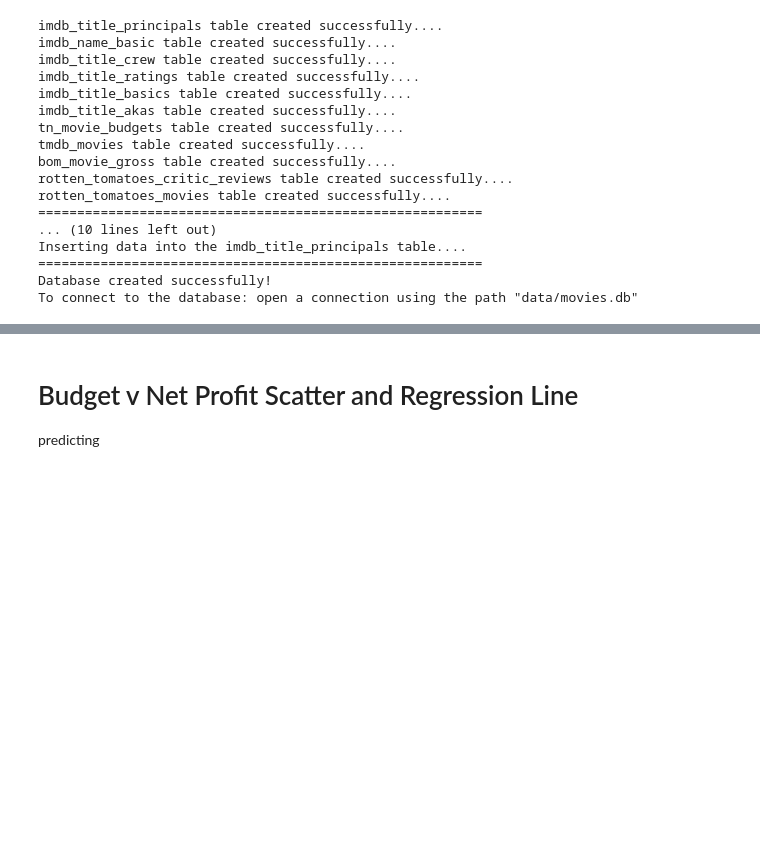
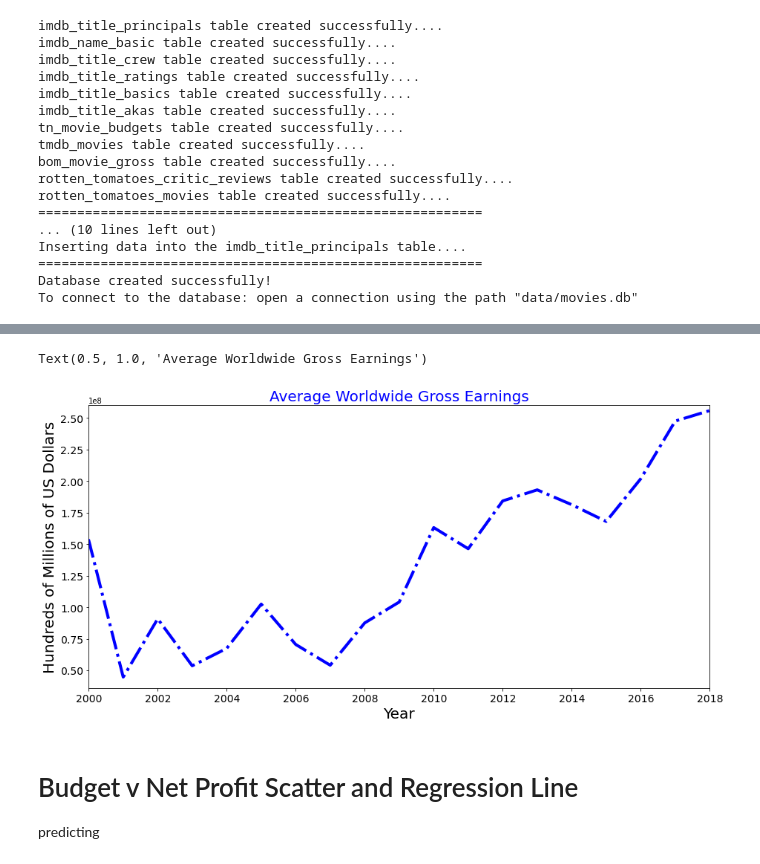
Before and after one commit to john-c-simmons/microsoft_film_reccomendation, a Jupyter notebook: jcscleannotebook.ipynb, the cells around one changed output, grey strips where cells are left out. Saved outputs shown, nothing was run; the diff lists cells and outputs as text; code cells hidden in the pictures; blank space fills up the shorter version.

```diff
--- a/jcscleannotebook.ipynb
+++ b/jcscleannotebook.ipynb
@@ -111,0 +104,20 @@ df.sort_values(by='return_on_investment', ascending=False)
+# %%
+df_summary=df.groupby('year').mean('total_gross')
+df_summary.reset_index(inplace=True)
+#creates a new table with one entry per year representing the average total gross of each year
+# %%
+fig, ax = plt.subplots(figsize = (15,7))
+ax.plot(df_summary['year'], df_summary['total_gross'], color='blue', linewidth=4, linestyle='-.')
+ax.ticklabel_format(axis='y', style = 'sci')
+plt.yticks(fontsize=14)
+plt.xticks(fontsize=14)
+ax.set_xlabel('Year', fontsize=20)
+ax.set_xlim(2000, 2018)
+#limits graph to years 2000 to 2018
+ax.set_ylim(36000000, 260000000)
+#limits y axis to remove white space
+ax.set_ylabel('Hundreds of Millions of US Dollars', fontsize=20)
+ax.set_title('Average Worldwide Gross Earnings', color='blue', fontsize=20)
+# %% [output]
+Text(0.5, 1.0, 'Average Worldwide Gross Earnings')
+[figure, added]
```
Also changed, not shown: parts of 22 cells of this notebook.
